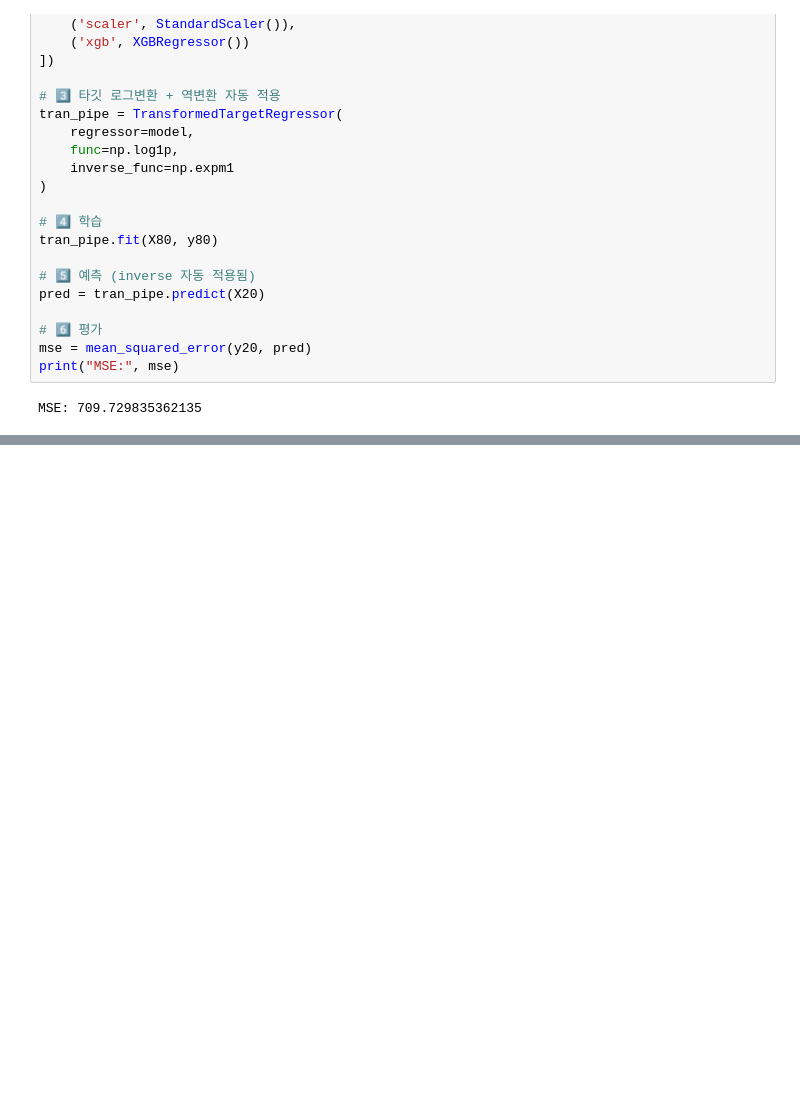
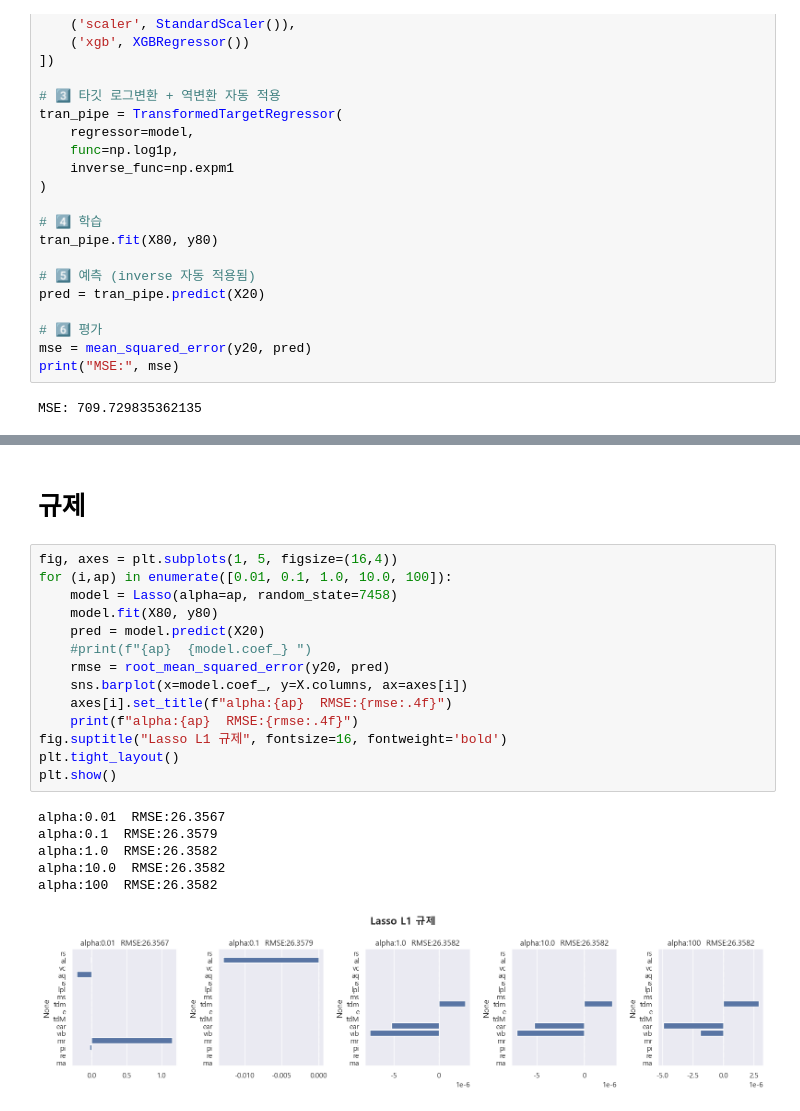
Before and after one commit to Cathesth/bpm-prediction, a Jupyter notebook: jupyter/PRJ-JH.ipynb, the cells around one changed output, grey strips where cells are left out. Drawn from its saved outputs; the diff is of its cells as text; blank space fills up the shorter version.

```diff
--- a/jupyter/PRJ-JH.ipynb
+++ b/jupyter/PRJ-JH.ipynb
@@ -822,0 +785,23 @@ Fitting 3 folds for each of 20 candidates, totalling 60 fits
+# %% [markdown]
+# 규제
+# %%
+fig, axes = plt.subplots(1, 5, figsize=(16,4))
+for (i,ap) in enumerate([0.01, 0.1, 1.0, 10.0, 100]):
+    model = Lasso(alpha=ap, random_state=7458)
+    model.fit(X80, y80)
+    pred = model.predict(X20)
+    #print(f"{ap}  {model.coef_} ")
+    rmse = root_mean_squared_error(y20, pred)
+    sns.barplot(x=model.coef_, y=X.columns, ax=axes[i])
+    axes[i].set_title(f"alpha:{ap}  RMSE:{rmse:.4f}")
+    print(f"alpha:{ap}  RMSE:{rmse:.4f}")
+fig.suptitle("Lasso L1 규제", fontsize=16, fontweight='bold')
+plt.tight_layout()
+plt.show()
+# %% [output]
+alpha:0.01  RMSE:26.3567
+alpha:0.1  RMSE:26.3579
+alpha:1.0  RMSE:26.3582
+alpha:10.0  RMSE:26.3582
+alpha:100  RMSE:26.3582
+[figure, added]
```
Also changed, not shown: parts of 7 cells of this notebook, 1 other file.
